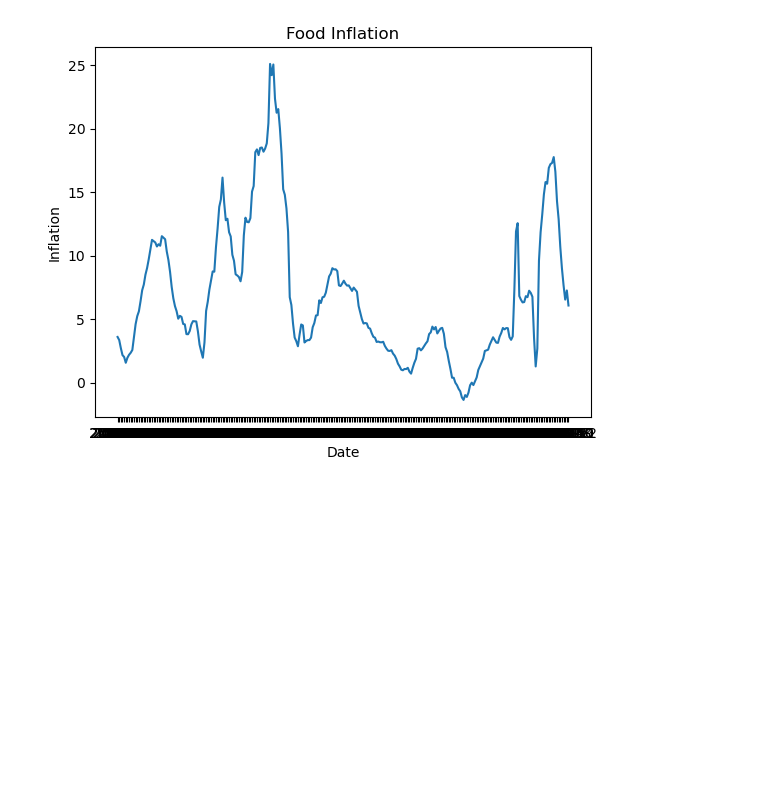
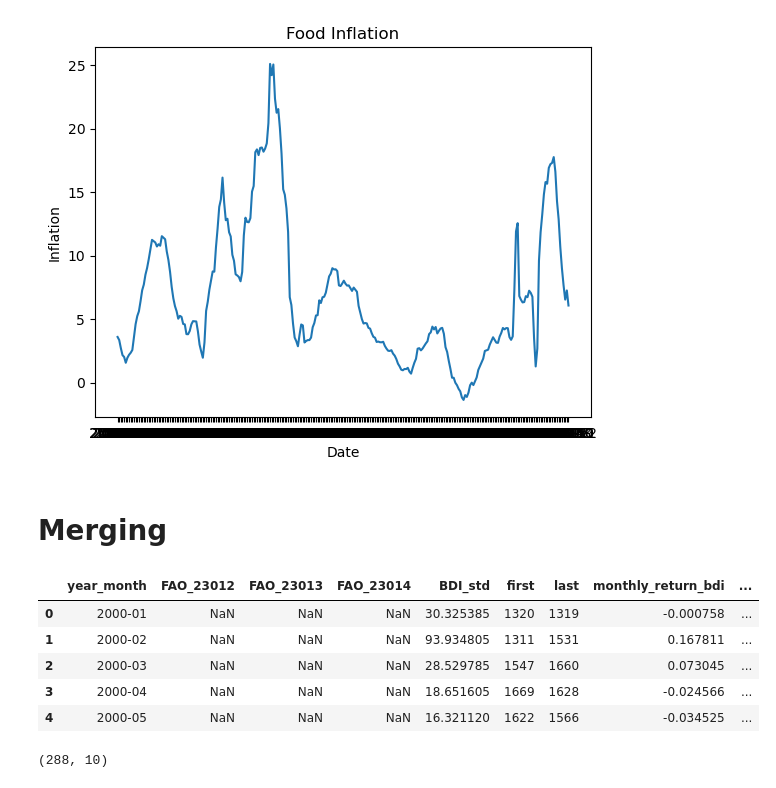
Before and after one commit to GorataB/Hackathon_PolyglotPioneers, a Jupyter notebook: Data Cleaning.ipynb, the cells around one changed output. Cells and saved outputs as stored; diff of their text form; code cells hidden in the pictures; blank space fills up the shorter version.

Commit message:
Update Data Cleaning File and add prediction dataset

```diff
--- a/Data Cleaning.ipynb
+++ b/Data Cleaning.ipynb
@@ -541,3 +574,31 @@ ax.set_ylabel("Inflation")
 plt.show()
 # %% [output]
 [figure]
+# %% [markdown]
+# Merging
+# %%
+# Merge the following:
+# std_monthly, monthly_prices, brent, pr and fao_clean
+
+brent_m = add_ym(brent)[["year_month", "Brent_USD_per_barrel"]]
+pr_m = add_ym(pr)[["year_month", "policy_rate"]]
+std_monthly_m = add_ym(std_monthly)[["year_month", "BDI_std"]]
+
+merged = fao_clean.copy()
+for df in [std_monthly_m, monthly_prices, brent_m, pr_m]:
+    merged = merged.merge(df, on="year_month", how="outer")
+merged = merged.sort_values("year_month").reset_index(drop=True)
+# %%
+merged.head()
+# %% [output]
+|  | year_month | FAO_23012 | FAO_23013 | FAO_23014 | BDI_std | first | last | monthly_return_bdi | ... |
+| 0 | 2000-01 | NaN | NaN | NaN | 30.325385 | 1320 | 1319 | -0.000758 | ... |
+| 1 | 2000-02 | NaN | NaN | NaN | 93.934805 | 1311 | 1531 | 0.167811 | ... |
+| 2 | 2000-03 | NaN | NaN | NaN | 28.529785 | 1547 | 1660 | 0.073045 | ... |
+| 3 | 2000-04 | NaN | NaN | NaN | 18.651605 | 1669 | 1628 | -0.024566 | ... |
+| 4 | 2000-05 | NaN | NaN | NaN | 16.321120 | 1622 | 1566 | -0.034525 | ... |
+# %%
+# Check dimensions
+merged.shape
+# %% [output]
+(288, 10)
```
Also changed, not shown: parts of 29 cells of this notebook, 1 other file.
